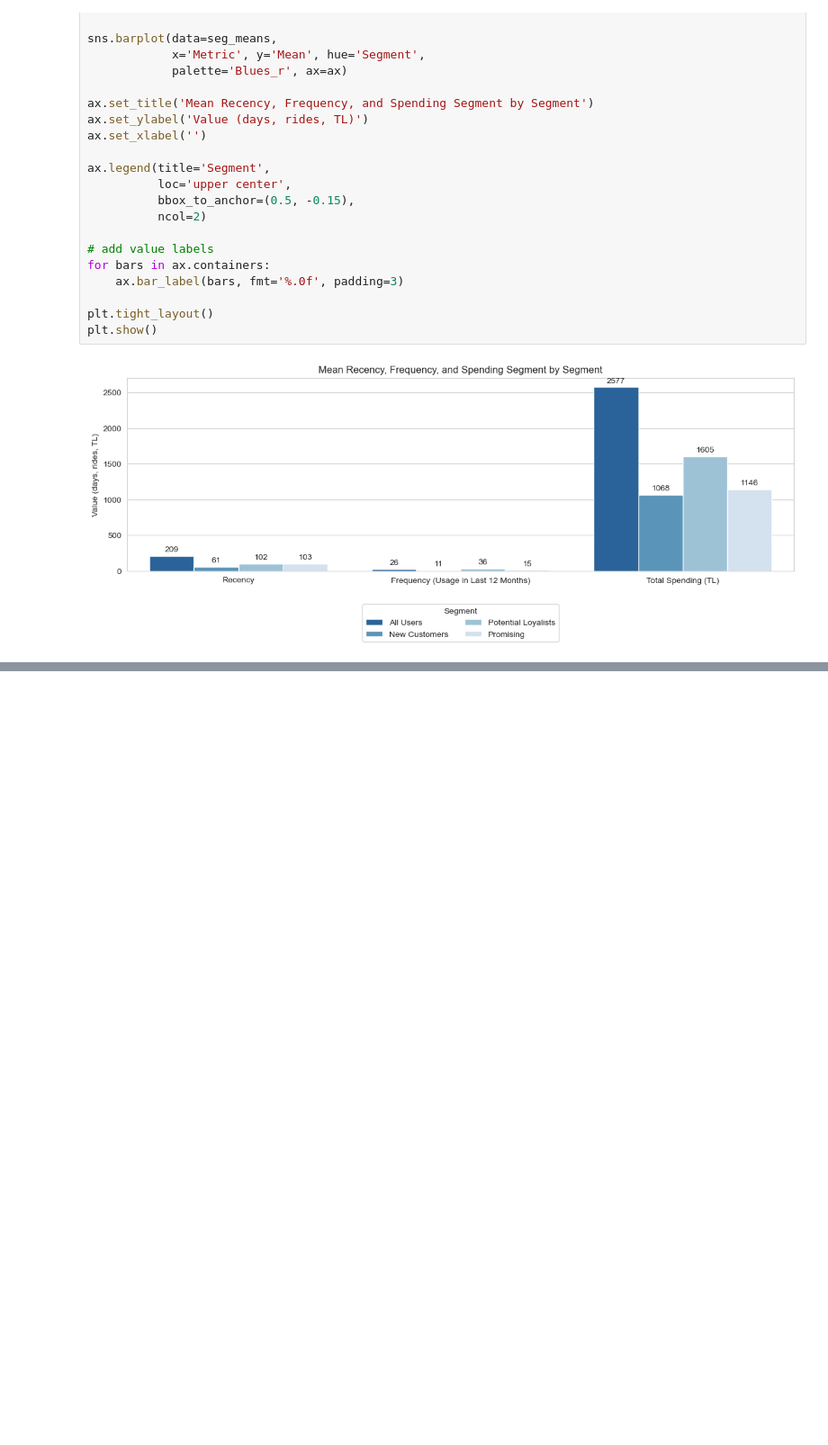
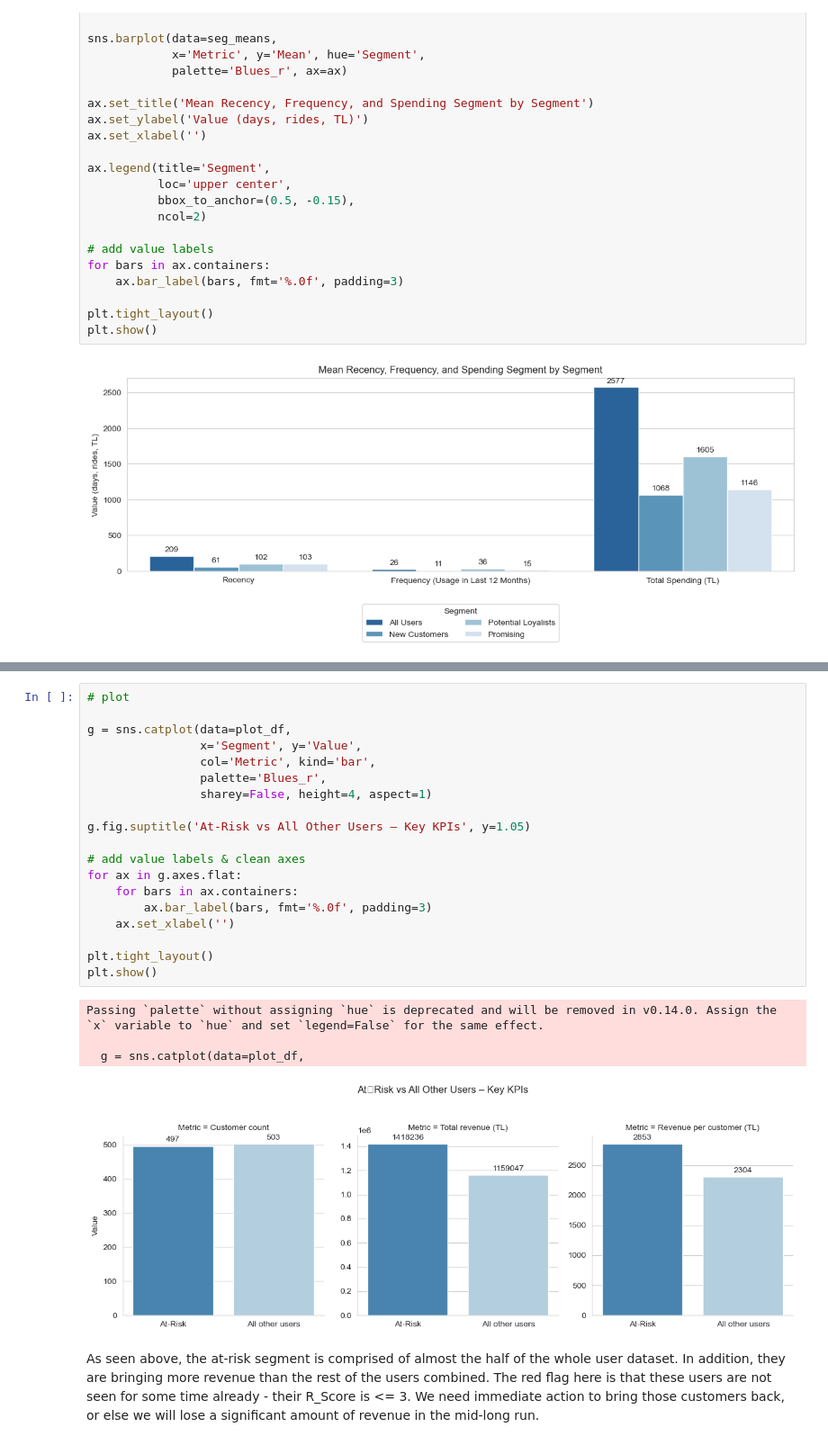
Before and after one commit to rodyonraskolnikov/rfm-segmentation-retention-analysis, a Jupyter notebook: bitaksi_rfm.ipynb, the cells around one changed output, grey strips where cells are left out. Shown at 90% size. Drawn from its saved outputs; the diff is of its cells as text; blank space fills up the shorter version.

```diff
--- a/bitaksi_rfm.ipynb
+++ b/bitaksi_rfm.ipynb
@@ -469,0 +587,26 @@ plt.show()
+# %%
+# plot
+
+g = sns.catplot(data=plot_df,
+                x='Segment', y='Value',
+                col='Metric', kind='bar',
+                palette='Blues_r',
+                sharey=False, height=4, aspect=1)
+
+g.fig.suptitle('At‑Risk vs All Other Users – Key KPIs', y=1.05)
+
+# add value labels & clean axes
+for ax in g.axes.flat:
+    for bars in ax.containers:
+        ax.bar_label(bars, fmt='%.0f', padding=3)
+    ax.set_xlabel('')
+
+plt.tight_layout()
+plt.show()
+# %% [output]
+Passing `palette` without assigning `hue` is deprecated and will be removed in v0.14.0. Assign the `x` variable to `hue` and set `legend=False` for the same effect.
+
+  g = sns.catplot(data=plot_df,
+[figure, added]
+# %% [markdown]
+As seen above, the at-risk segment is comprised of almost the half of the whole user dataset. In addition, they are bringing more revenue than the rest of the users combined. The red flag here is that these users are not seen for some time already - their R_Score is <= 3. We need immediate action to bring those customers back, or else we will lose a significant amount of revenue in the mid-long run.
```
Also changed, not shown: parts of 13 cells of this notebook.
